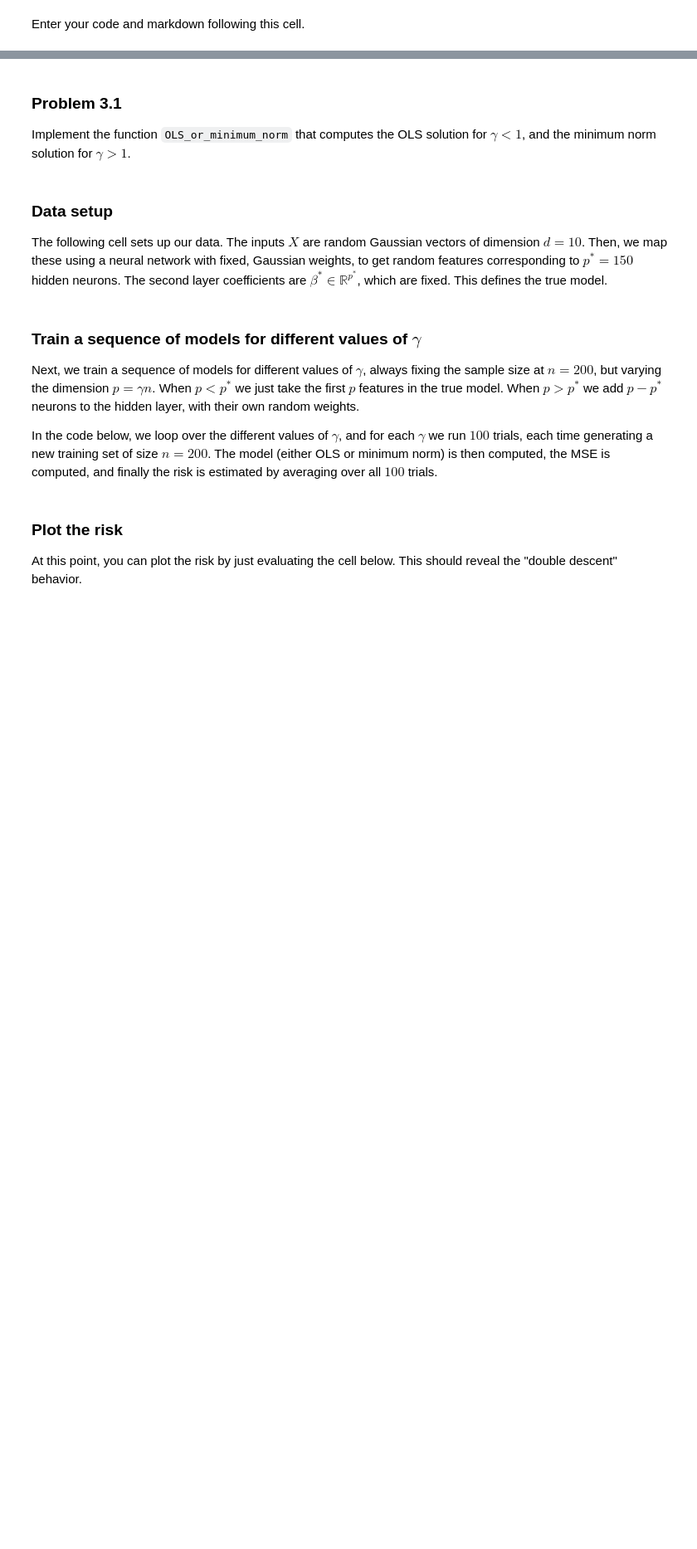
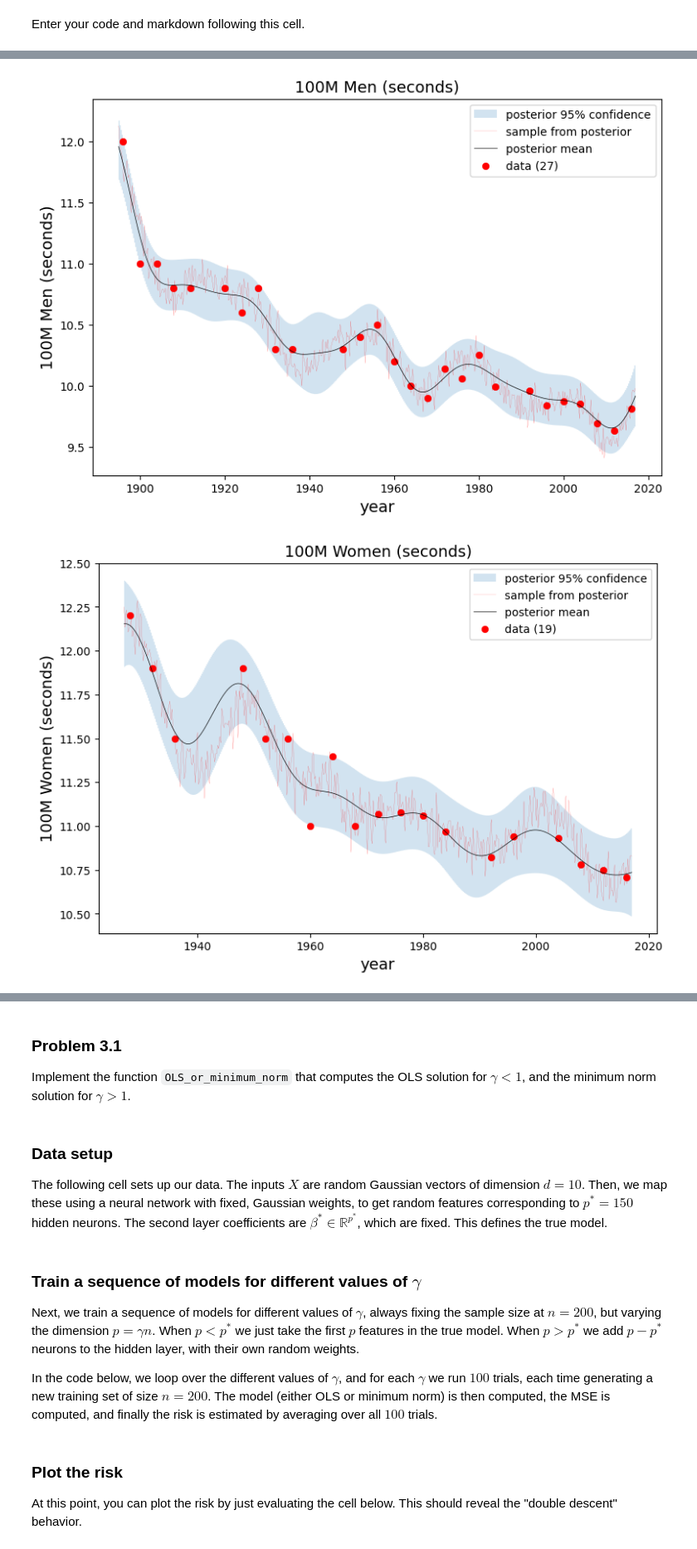
Before and after one commit to felicia9820/sds6650_intermediate_machine_learning, a Jupyter notebook: assn2_wv.ipynb, the cells around one changed output, grey strips where cells are left out. Shown at 83% size. Saved outputs shown, nothing was run; the diff lists cells and outputs as text; code cells hidden in the pictures; blank space fills up the shorter version.

```diff
--- a/assn2_wv.ipynb
+++ b/assn2_wv.ipynb
@@ -386,15 +403,15 @@ check_gradients()
 ____ = None   # Marks a blank. Do not edit this line.
 
 # TODO: replace every ____ by a number to create a symmetric state, then run this cell.
-W1 = [[    ____,     ____   ],   # neuron 1
-      [    ____,     ____   ],   # neuron 2
-      [    ____,     ____   ]]   # neuron 3
+W1 = [[    1,    2   ],   # neuron 1
+      [    1,    2   ],   # neuron 2
+      [    1,    2   ]]   # neuron 3
 
 #        neuron 1   neuron 2   neuron 3
-b1 = [     ____,      ____,      ____   ]
-W2 = [     ____,      ____,      ____   ]
+b1 = [     3,      3,      3   ]
+W2 = [     4,      4,      4   ]
 
-b2 = ____
+b2 = 5
 
 def make_params(W1, b1, W2, b2):
     """Turn the lists of numbers you type into NumPy arrays with the shapes of 1.1.
@@ -518,0 +613,19 @@ Enter your code and markdown following this cell.
+# %%
+### Helper functions
+
+from numpy.linalg import cholesky
+import matplotlib.pyplot as plt
+
+def gaussian_sample(mu, Sigma):
+    A = cholesky(Sigma)
+    Z = np.random.normal(loc=0, scale=1, size=len(mu))
+    return np.dot(A, Z) + mu
+
+def mu_fun(x, mu=0):
+    return mu * np.ones(len(x))
+
+def K_fun(x, z, h=0):
+    K = np.zeros(len(x)*len(z)).reshape(len(x), len(z))
+    for j in np.arange(K.shape[1]):
+        K[:,j] = (1/h)*np.exp(-(x-z[j])**2/(2*h**2))
+    return K
@@ -518,0 +666,17 @@ Enter your code and markdown following this cell.
+# %%
+params = {
+    '100M Men': {'h' : 7, 'mu': 11, 's': np.square(5/60)},
+    '100M Women': {'h' : 7, 'mu': 11 , 's': np.square(5/60)},
+    'Javelin Throw Men': {'h' : 7, 'mu': 75, 's': np.square(1/3)},
+    'Javelin Throw Women': {'h' : 7, 'mu': 60, 's': np.square(1/3)},
+    'High Jump Men': {'h' : 10, 'mu': 2, 's': np.square(2/75)},
+    'High Jump Women': {'h' : 10, 'mu': 2, 's': np.square(2/75)},
+}
+
+for m_ev, w_ev in zip(EVENTS['men'], EVENTS['women']):
+
+  gp_olympic_event(m_ev['year'], m_ev['result'], K_fun, mu_fun, params[m_ev['event_name']], m_ev['event_unit'])
+  gp_olympic_event(w_ev['year'], w_ev['result'], K_fun, mu_fun, params[w_ev['event_name']], w_ev['event_unit'])
+# %% [output]
+[figure, added]
+[figure, added]
```
Also changed, not shown: parts of 13 cells of this notebook.
